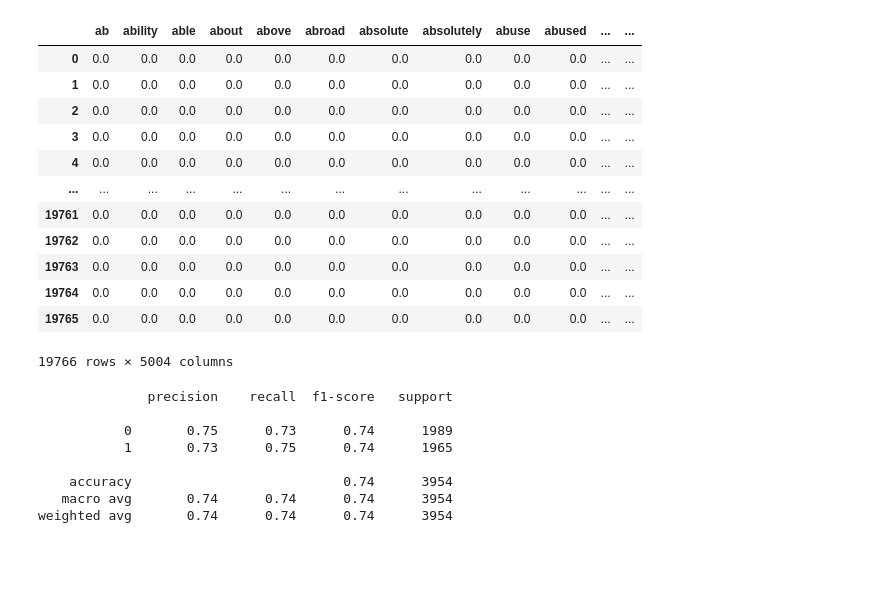
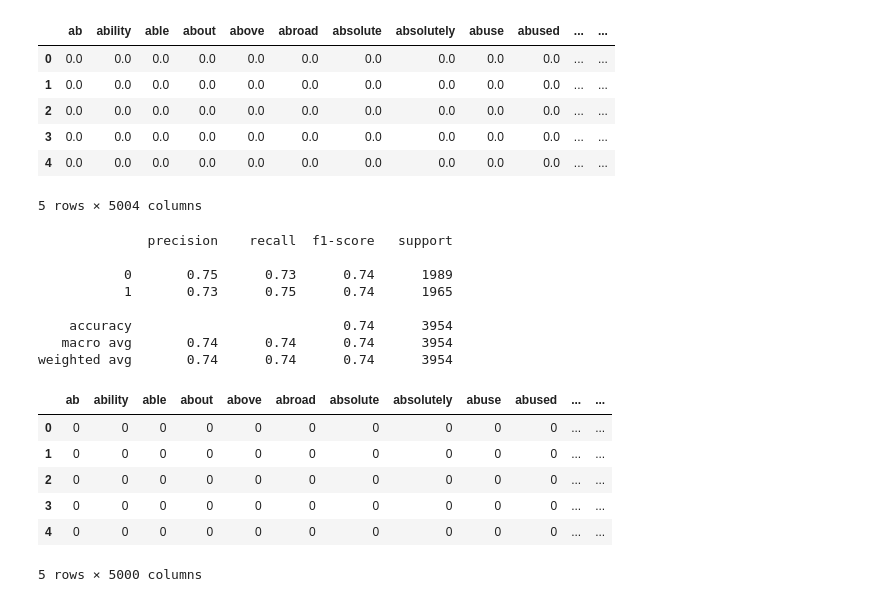
Before and after one commit to thunder121x/Social-Media-Emotion-Analysis-Framework, a Jupyter notebook: feature_engineering.ipynb, the cells around one changed output. Cells and saved outputs as stored; diff of their text form; code cells hidden in the pictures; blank space fills up the shorter version.

```diff
--- a/feature_engineering.ipynb
+++ b/feature_engineering.ipynb
@@ -46,21 +59,15 @@ bow_df
 # %%
 # Combine TF-IDF and VADER features
 combined_df = pd.concat([tfidf_df, df[['vader_neg', 'vader_neu', 'vader_pos', 'vader_compound']]], axis=1)
-combined_df
+combined_df.head()
 # %% [output]
 |  | ab | ability | able | about | above | abroad | absolute | absolutely | abuse | abused | ... | ... |
 | 0 | 0.0 | 0.0 | 0.0 | 0.0 | 0.0 | 0.0 | 0.0 | 0.0 | 0.0 | 0.0 | ... | ... |
 | 1 | 0.0 | 0.0 | 0.0 | 0.0 | 0.0 | 0.0 | 0.0 | 0.0 | 0.0 | 0.0 | ... | ... |
 | 2 | 0.0 | 0.0 | 0.0 | 0.0 | 0.0 | 0.0 | 0.0 | 0.0 | 0.0 | 0.0 | ... | ... |
 | 3 | 0.0 | 0.0 | 0.0 | 0.0 | 0.0 | 0.0 | 0.0 | 0.0 | 0.0 | 0.0 | ... | ... |
 | 4 | 0.0 | 0.0 | 0.0 | 0.0 | 0.0 | 0.0 | 0.0 | 0.0 | 0.0 | 0.0 | ... | ... |
-| ... | ... | ... | ... | ... | ... | ... | ... | ... | ... | ... | ... | ... |
-| 19761 | 0.0 | 0.0 | 0.0 | 0.0 | 0.0 | 0.0 | 0.0 | 0.0 | 0.0 | 0.0 | ... | ... |
-| 19762 | 0.0 | 0.0 | 0.0 | 0.0 | 0.0 | 0.0 | 0.0 | 0.0 | 0.0 | 0.0 | ... | ... |
-| 19763 | 0.0 | 0.0 | 0.0 | 0.0 | 0.0 | 0.0 | 0.0 | 0.0 | 0.0 | 0.0 | ... | ... |
-| 19764 | 0.0 | 0.0 | 0.0 | 0.0 | 0.0 | 0.0 | 0.0 | 0.0 | 0.0 | 0.0 | ... | ... |
-| 19765 | 0.0 | 0.0 | 0.0 | 0.0 | 0.0 | 0.0 | 0.0 | 0.0 | 0.0 | 0.0 | ... | ... |
-19766 rows × 5004 columns
+5 rows × 5004 columns
 # %%
 from sklearn.model_selection import train_test_split
 
@@ -86,3 +93,20 @@ print(classification_report(y_test, y_pred))
     accuracy                           0.74      3954
    macro avg       0.74      0.74      0.74      3954
 weighted avg       0.74      0.74      0.74      3954
+# %%
+from sklearn.feature_extraction.text import CountVectorizer
+
+bow_vectorizer = CountVectorizer(max_features=5000)
+bow_matrix = bow_vectorizer.fit_transform(df['text'])
+
+# Optional: Convert to DataFrame
+bow_df = pd.DataFrame(bow_matrix.toarray(), columns=bow_vectorizer.get_feature_names_out())
+bow_df.head()
+# %% [output]
+|  | ab | ability | able | about | above | abroad | absolute | absolutely | abuse | abused | ... | ... |
+| 0 | 0 | 0 | 0 | 0 | 0 | 0 | 0 | 0 | 0 | 0 | ... | ... |
+| 1 | 0 | 0 | 0 | 0 | 0 | 0 | 0 | 0 | 0 | 0 | ... | ... |
+| 2 | 0 | 0 | 0 | 0 | 0 | 0 | 0 | 0 | 0 | 0 | ... | ... |
+| 3 | 0 | 0 | 0 | 0 | 0 | 0 | 0 | 0 | 0 | 0 | ... | ... |
+| 4 | 0 | 0 | 0 | 0 | 0 | 0 | 0 | 0 | 0 | 0 | ... | ... |
+5 rows × 5000 columns
```
Also changed, not shown: parts of 6 cells of this notebook.
